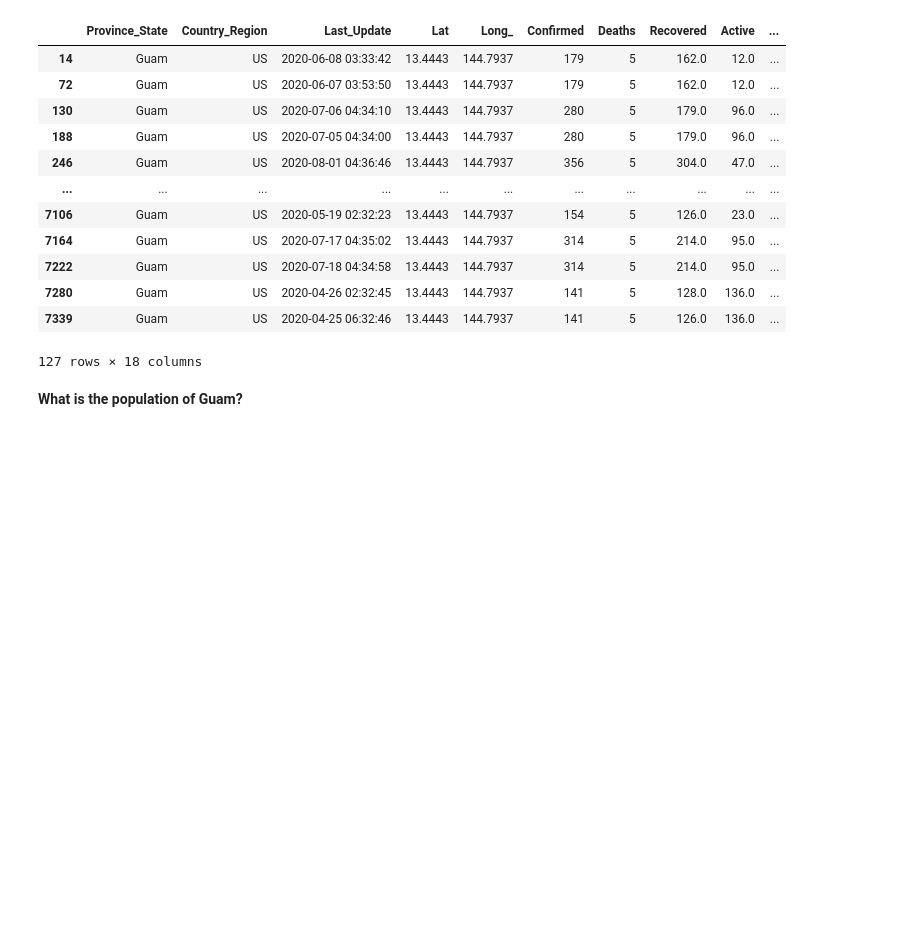
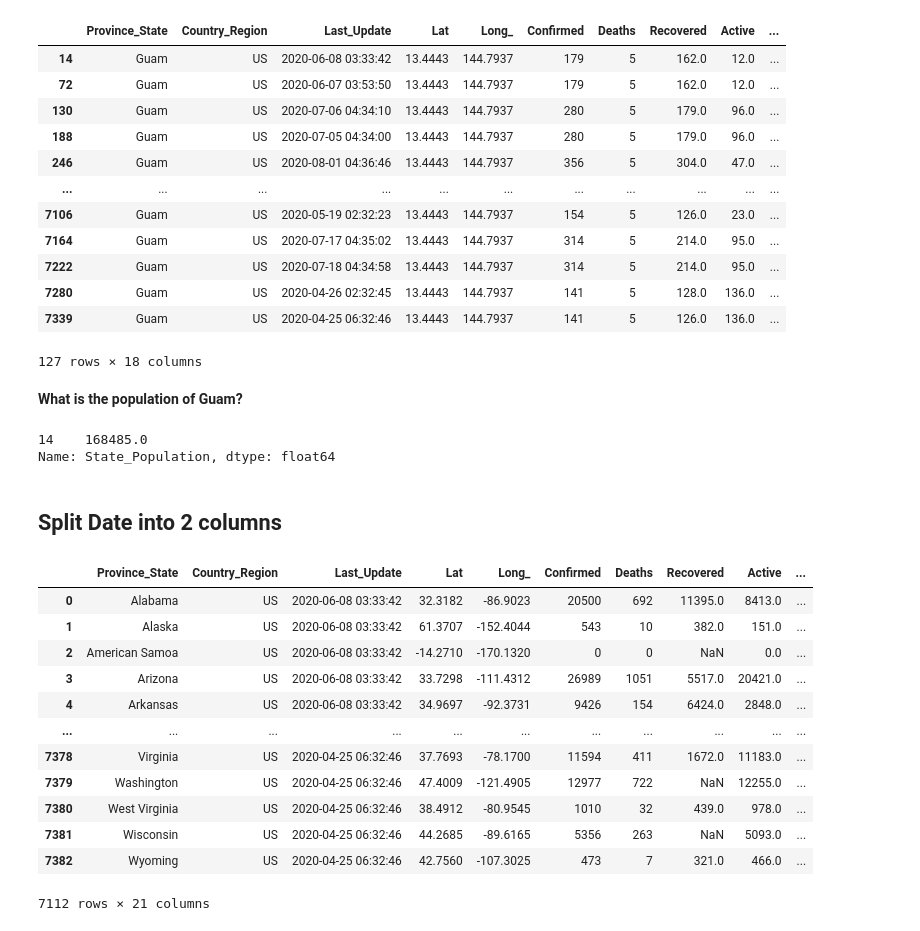
Before and after one commit to MnemoSemiotic/prem_prep_july20, a Jupyter notebook: stats/07_exploring_with_pandas/Johns_Hopkins_COVID19_with_Pandas_Matplotlib.ipynb, the cells around one changed output. Cells and saved outputs as stored; diff of their text form; code cells hidden in the pictures; blank space fills up the shorter version.

```diff
--- a/stats/07_exploring_with_pandas/Johns_Hopkins_COVID19_with_Pandas_Matplotlib.ipynb
+++ b/stats/07_exploring_with_pandas/Johns_Hopkins_COVID19_with_Pandas_Matplotlib.ipynb
@@ -529,4 +529,27 @@ df_guam
 # %% [markdown]
 **What is the population of Guam?**
 # %%
-df[df['Province_State'] == 'Guam']['State_Population']
+df[df['Province_State'] == 'Guam']['State_Population'].head(1)
+# %% [output]
+14    168485.0
+Name: State_Population, dtype: float64
+# %% [markdown]
+## Split Date into 2 columns
+# %%
+df[['Date_Updated', 'Time_Of_Day']] = df.Last_Update.str.split(expand=True)
+# %%
+df
+# %% [output]
+|  | Province_State | Country_Region | Last_Update | Lat | Long_ | Confirmed | Deaths | Recovered | Active | ... |
+| 0 | Alabama | US | 2020-06-08 03:33:42 | 32.3182 | -86.9023 | 20500 | 692 | 11395.0 | 8413.0 | ... |
+| 1 | Alaska | US | 2020-06-08 03:33:42 | 61.3707 | -152.4044 | 543 | 10 | 382.0 | 151.0 | ... |
+| 2 | American Samoa | US | 2020-06-08 03:33:42 | -14.2710 | -170.1320 | 0 | 0 | NaN | 0.0 | ... |
+| 3 | Arizona | US | 2020-06-08 03:33:42 | 33.7298 | -111.4312 | 26989 | 1051 | 5517.0 | 20421.0 | ... |
+| 4 | Arkansas | US | 2020-06-08 03:33:42 | 34.9697 | -92.3731 | 9426 | 154 | 6424.0 | 2848.0 | ... |
+| ... | ... | ... | ... | ... | ... | ... | ... | ... | ... | ... |
+| 7378 | Virginia | US | 2020-04-25 06:32:46 | 37.7693 | -78.1700 | 11594 | 411 | 1672.0 | 11183.0 | ... |
+| 7379 | Washington | US | 2020-04-25 06:32:46 | 47.4009 | -121.4905 | 12977 | 722 | NaN | 12255.0 | ... |
+| 7380 | West Virginia | US | 2020-04-25 06:32:46 | 38.4912 | -80.9545 | 1010 | 32 | 439.0 | 978.0 | ... |
+| 7381 | Wisconsin | US | 2020-04-25 06:32:46 | 44.2685 | -89.6165 | 5356 | 263 | NaN | 5093.0 | ... |
+| 7382 | Wyoming | US | 2020-04-25 06:32:46 | 42.7560 | -107.3025 | 473 | 7 | 321.0 | 466.0 | ... |
+7112 rows × 21 columns
```
Also changed, not shown: parts of 6 cells of this notebook.
